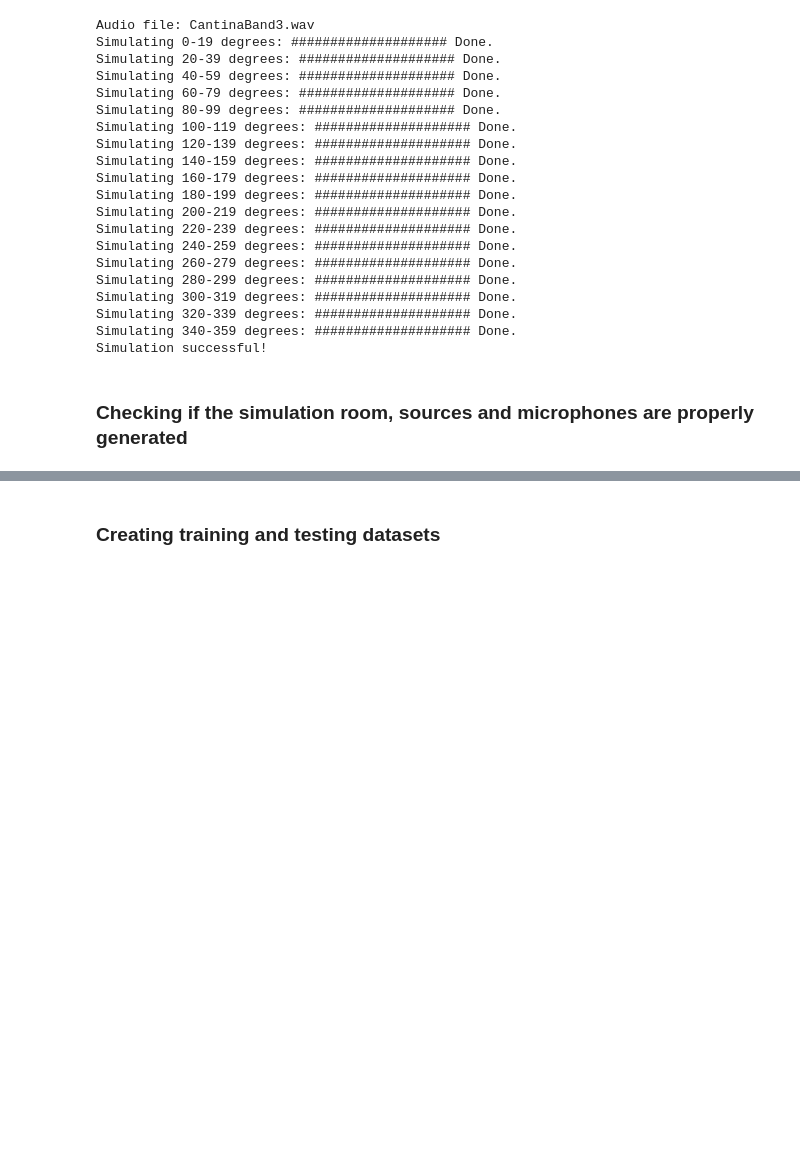
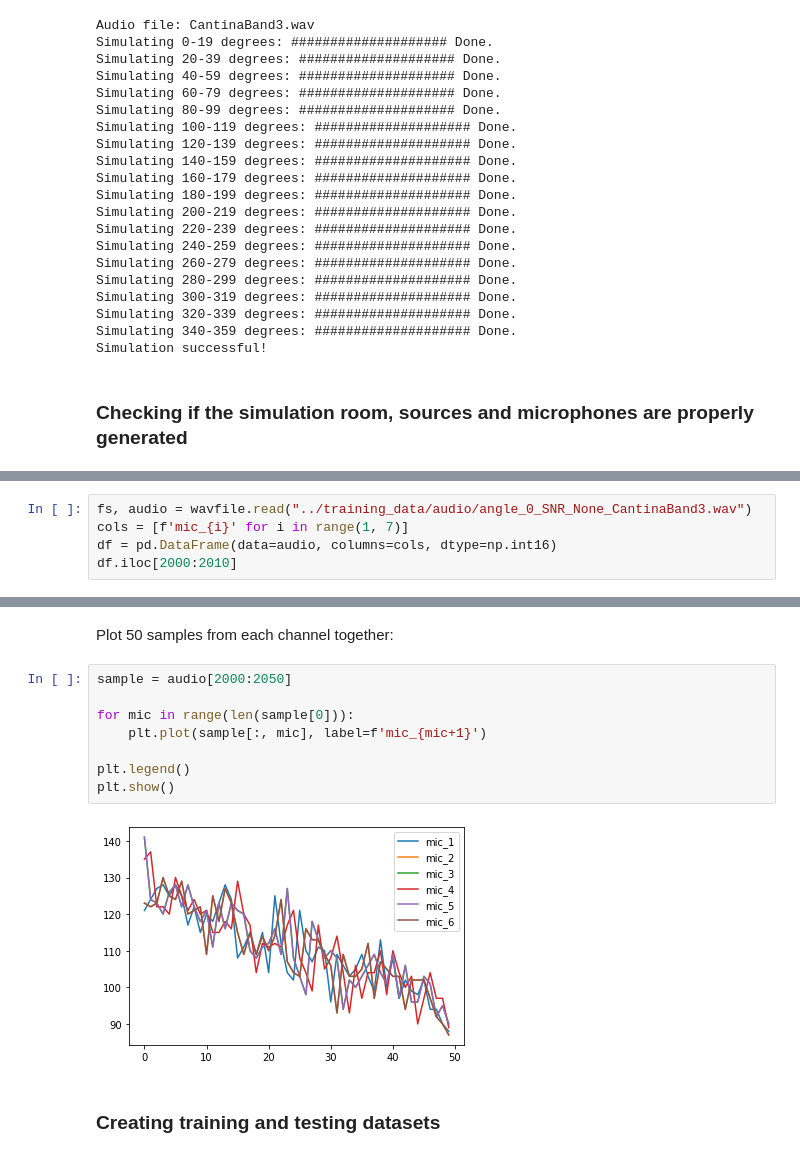
Before and after one commit to thomson008/MEng-project, a Jupyter notebook: Jupyter Notebooks/CNN_DOA.ipynb, the cells around one changed output, grey strips where cells are left out. Saved outputs shown, nothing was run; the diff lists cells and outputs as text; blank space fills up the shorter version.

```diff
--- a/Jupyter Notebooks/CNN_DOA.ipynb
+++ b/Jupyter Notebooks/CNN_DOA.ipynb
@@ -216,0 +223,5 @@ ax.set_zlim([0, 2]);
+# %%
+fs, audio = wavfile.read("../training_data/audio/angle_0_SNR_None_CantinaBand3.wav")
+cols = [f'mic_{i}' for i in range(1, 7)]
+df = pd.DataFrame(data=audio, columns=cols, dtype=np.int16)
+df.iloc[2000:2010]
@@ -217,3 +240,15 @@ ax.set_zlim([0, 2]);
+# %% [markdown]
+Plot 50 samples from each channel together:
+# %%
+sample = audio[2000:2050]
+
+for mic in range(len(sample[0])):
+    plt.plot(sample[:, mic], label=f'mic_{mic+1}')
+
+plt.legend()
+plt.show()
+# %% [output]
+[figure, added]
 # %% [markdown]
 ### Creating training and testing datasets
 # %%
```
Also changed, not shown: parts of 7 cells of this notebook.
